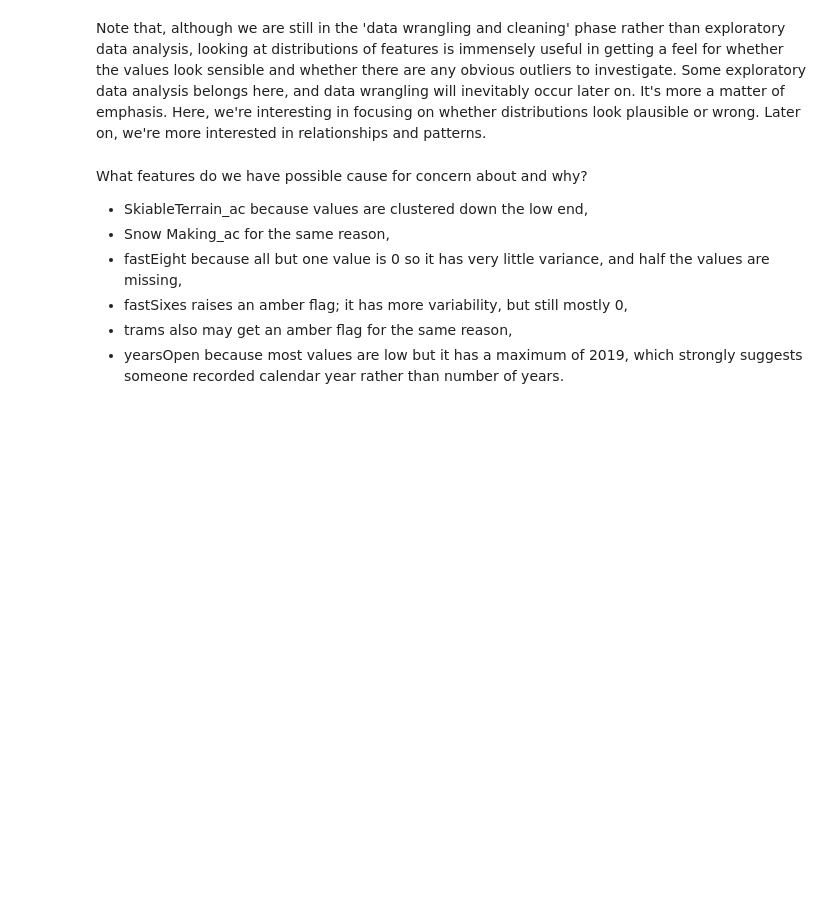
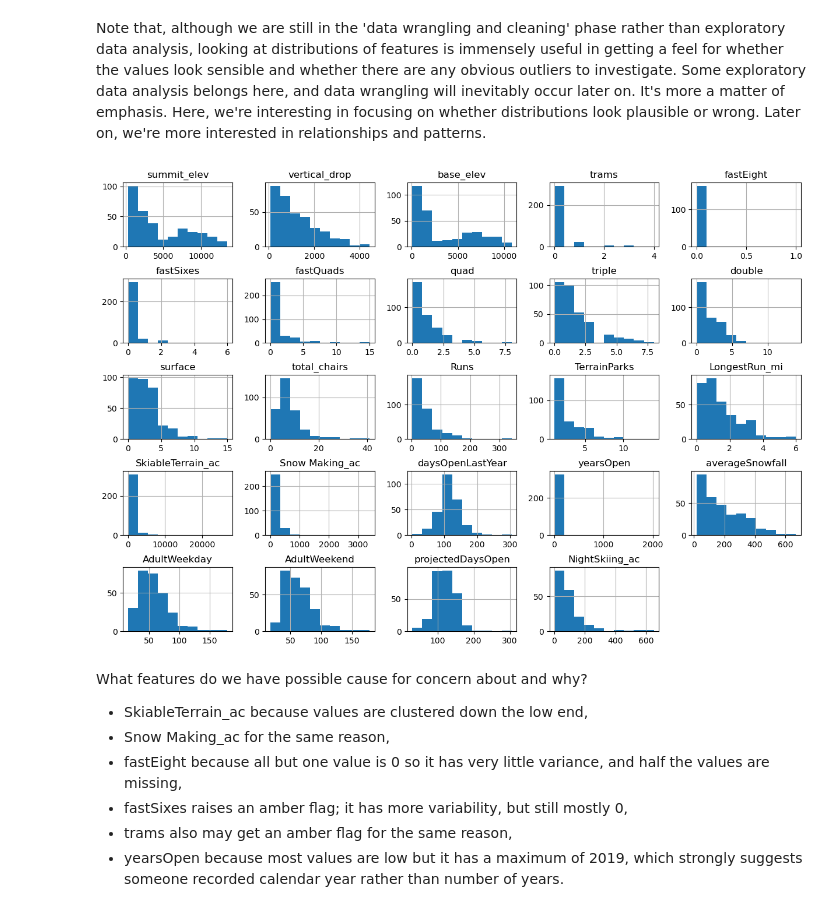
Before and after one commit to Rawgher/DataScienceGuidedCapstone, a Jupyter notebook: Notebooks/02_data_wrangling.ipynb, the cells around one changed output. Cells and saved outputs as stored; diff of their text form; code cells hidden in the pictures; blank space fills up the shorter version.

```diff
--- a/Notebooks/02_data_wrangling.ipynb
+++ b/Notebooks/02_data_wrangling.ipynb
@@ -486,12 +516,14 @@ Note that, although we are still in the 'data wrangling and cleaning' phase rath
 # %%
 #Code task 18#
 #Call ski_data's `hist` method to plot histograms of each of the numeric features
 #Try passing it an argument figsize=(15,10)
 #Try calling plt.subplots_adjust() with an argument hspace=0.5 to adjust the spacing
 #It's important you create legible and easy-to-read plots
-ski_data.___(___)
-#plt.subplots_adjust(hspace=___);
+ski_data.hist(figsize=(15,10))
+plt.subplots_adjust(hspace=0.5);
 #Hint: notice how the terminating ';' "swallows" some messy output and leads to a tidier notebook
+# %% [output]
+[figure, added]
 # %% [markdown]
 What features do we have possible cause for concern about and why?
 
```
Also changed, not shown: parts of 18 cells of this notebook.
